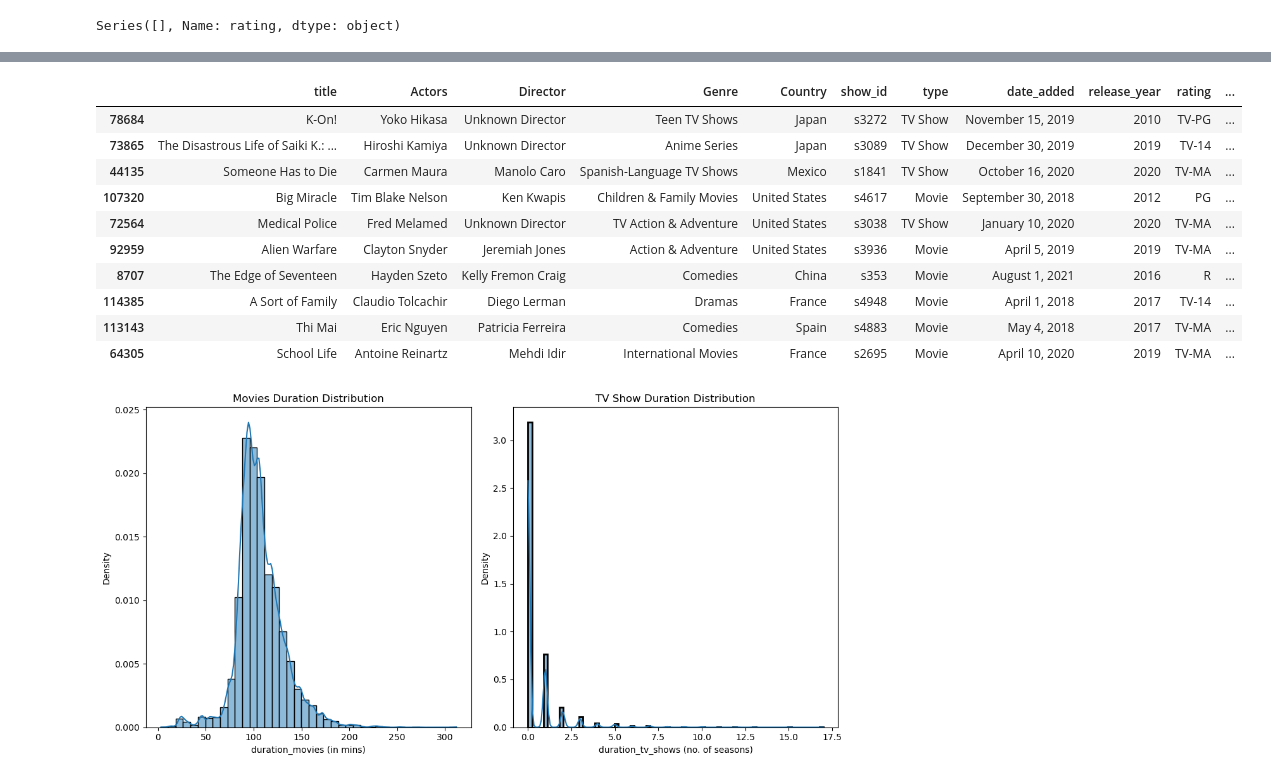
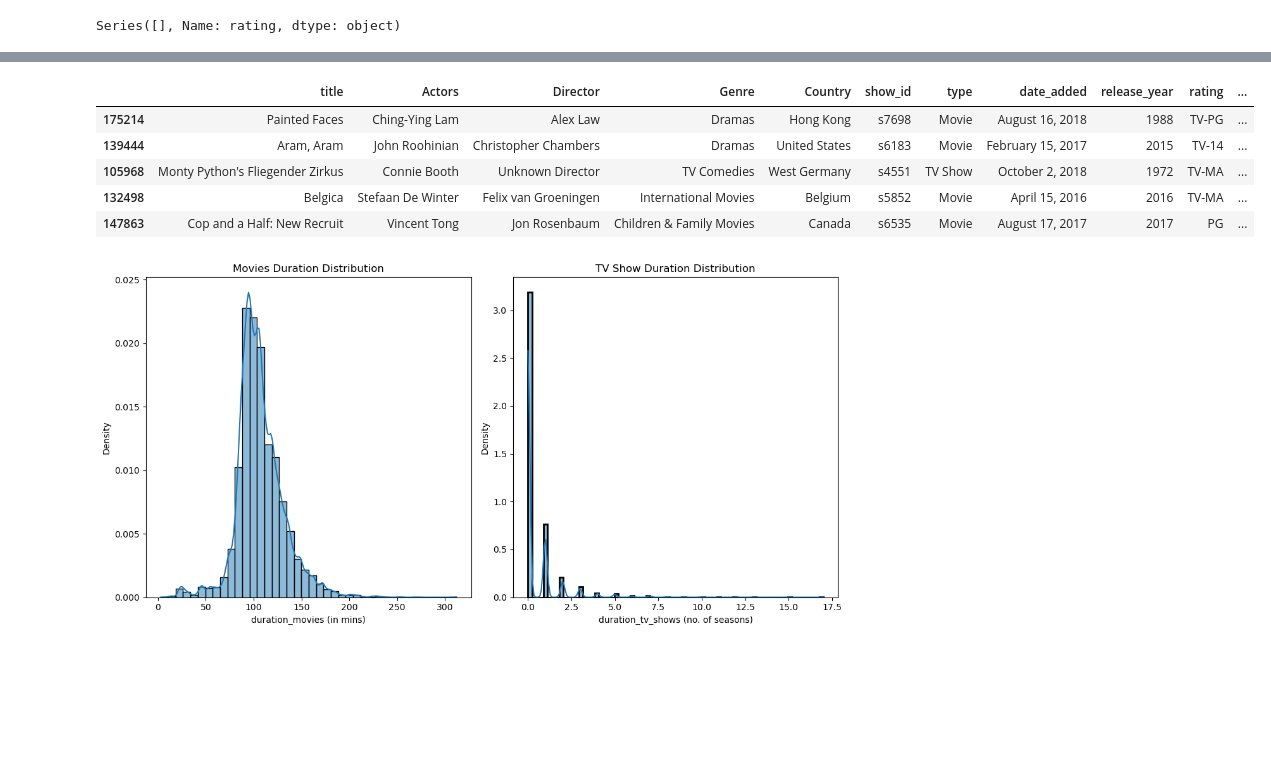
Before and after one commit to debnsuma/dsa, a Jupyter notebook: DSML/case_study/02_Data_Viz_Netflix/Netflix_project.ipynb, the cells around one changed output, grey strips where cells are left out. Drawn from its saved outputs; the diff is of its cells as text; code cells hidden in the pictures; blank space fills up the shorter version.

```diff
--- a/DSML/case_study/02_Data_Viz_Netflix/Netflix_project.ipynb
+++ b/DSML/case_study/02_Data_Viz_Netflix/Netflix_project.ipynb
@@ -630,19 +581,14 @@ def filter_movie(d):
 df_new['duration_tv_shows'] = df_new['duration_tv_shows'].apply(filter_tv_shows)
 df_new['duration_movies'] = df_new['duration_movies'].apply(filter_movie)
 # %%
-df_new.sample(10)
+df_new.sample(5)
 # %% [output]
 |  | title | Actors | Director | Genre | Country | show_id | type | date_added | release_year | rating | ... |
-| 78684 | K-On! | Yoko Hikasa | Unknown Director | Teen TV Shows | Japan | s3272 | TV Show | November 15, 2019 | 2010 | TV-PG | ... |
-| 73865 | The Disastrous Life of Saiki K.: ... | Hiroshi Kamiya | Unknown Director | Anime Series | Japan | s3089 | TV Show | December 30, 2019 | 2019 | TV-14 | ... |
-| 44135 | Someone Has to Die | Carmen Maura | Manolo Caro | Spanish-Language TV Shows | Mexico | s1841 | TV Show | October 16, 2020 | 2020 | TV-MA | ... |
-| 107320 | Big Miracle | Tim Blake Nelson | Ken Kwapis | Children & Family Movies | United States | s4617 | Movie | September 30, 2018 | 2012 | PG | ... |
-| 72564 | Medical Police | Fred Melamed | Unknown Director | TV Action & Adventure | United States | s3038 | TV Show | January 10, 2020 | 2020 | TV-MA | ... |
-| 92959 | Alien Warfare | Clayton Snyder | Jeremiah Jones | Action & Adventure | United States | s3936 | Movie | April 5, 2019 | 2019 | TV-MA | ... |
-| 8707 | The Edge of Seventeen | Hayden Szeto | Kelly Fremon Craig | Comedies | China | s353 | Movie | August 1, 2021 | 2016 | R | ... |
-| 114385 | A Sort of Family | Claudio Tolcachir | Diego Lerman | Dramas | France | s4948 | Movie | April 1, 2018 | 2017 | TV-14 | ... |
-| 113143 | Thi Mai | Eric Nguyen | Patricia Ferreira | Comedies | Spain | s4883 | Movie | May 4, 2018 | 2017 | TV-MA | ... |
-| 64305 | School Life | Antoine Reinartz | Mehdi Idir | International Movies | France | s2695 | Movie | April 10, 2020 | 2019 | TV-MA | ... |
+| 175214 | Painted Faces | Ching-Ying Lam | Alex Law | Dramas | Hong Kong | s7698 | Movie | August 16, 2018 | 1988 | TV-PG | ... |
+| 139444 | Aram, Aram | John Roohinian | Christopher Chambers | Dramas | United States | s6183 | Movie | February 15, 2017 | 2015 | TV-14 | ... |
+| 105968 | Monty Python's Fliegender Zirkus | Connie Booth | Unknown Director | TV Comedies | West Germany | s4551 | TV Show | October 2, 2018 | 1972 | TV-MA | ... |
+| 132498 | Belgica | Stefaan De Winter | Felix van Groeningen | International Movies | Belgium | s5852 | Movie | April 15, 2016 | 2016 | TV-MA | ... |
+| 147863 | Cop and a Half: New Recruit | Vincent Tong | Jon Rosenbaum | Children & Family Movies | Canada | s6535 | Movie | August 17, 2017 | 2017 | PG | ... |
 # %%
 df_new['duration_tv_shows'] = df_new['duration_tv_shows'].astype('int')
 df_new['duration_movies'] = df_new['duration_movies'].astype('int')
```
Also changed, not shown: parts of 8 cells of this notebook, 5 other files.
